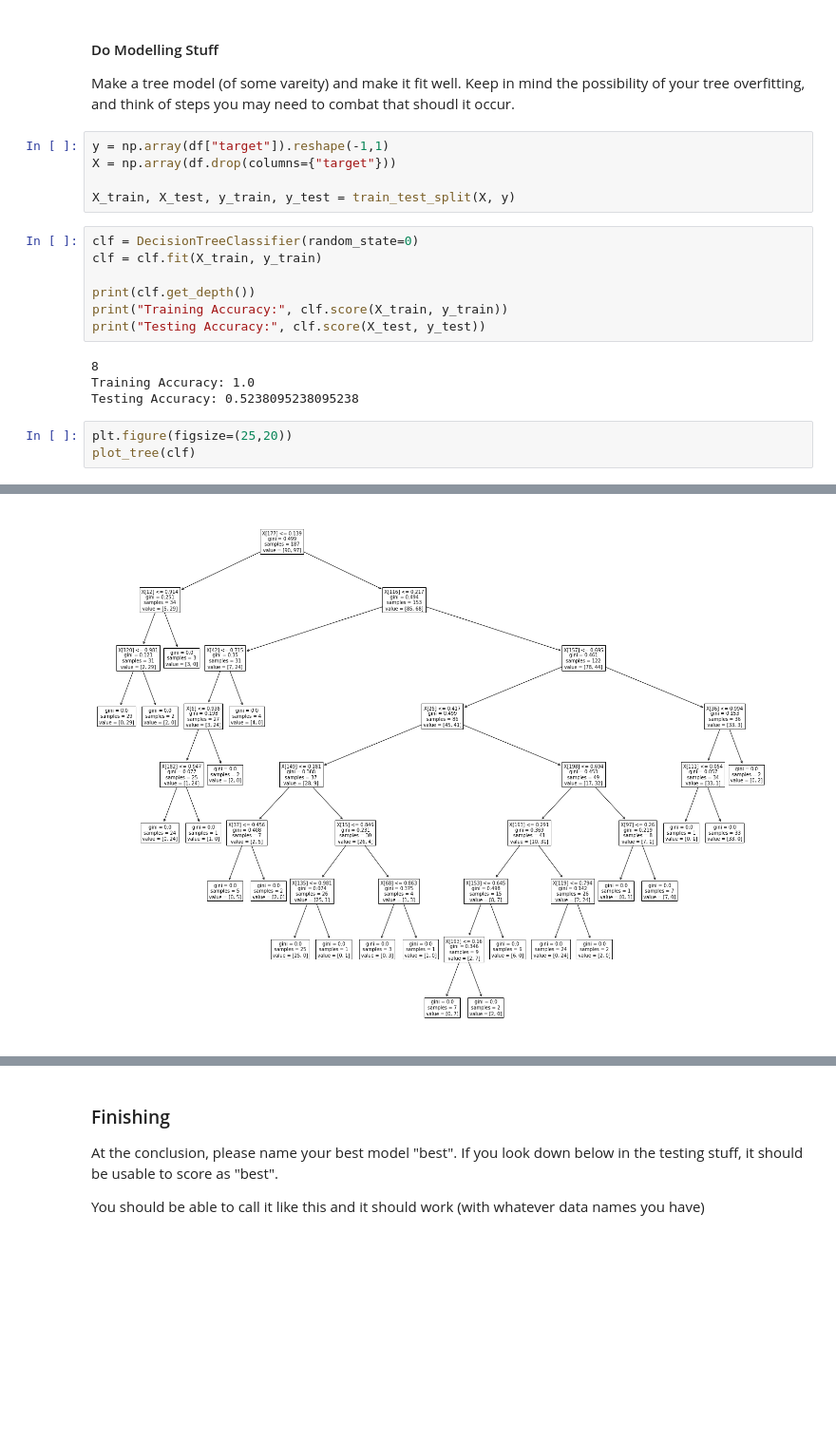
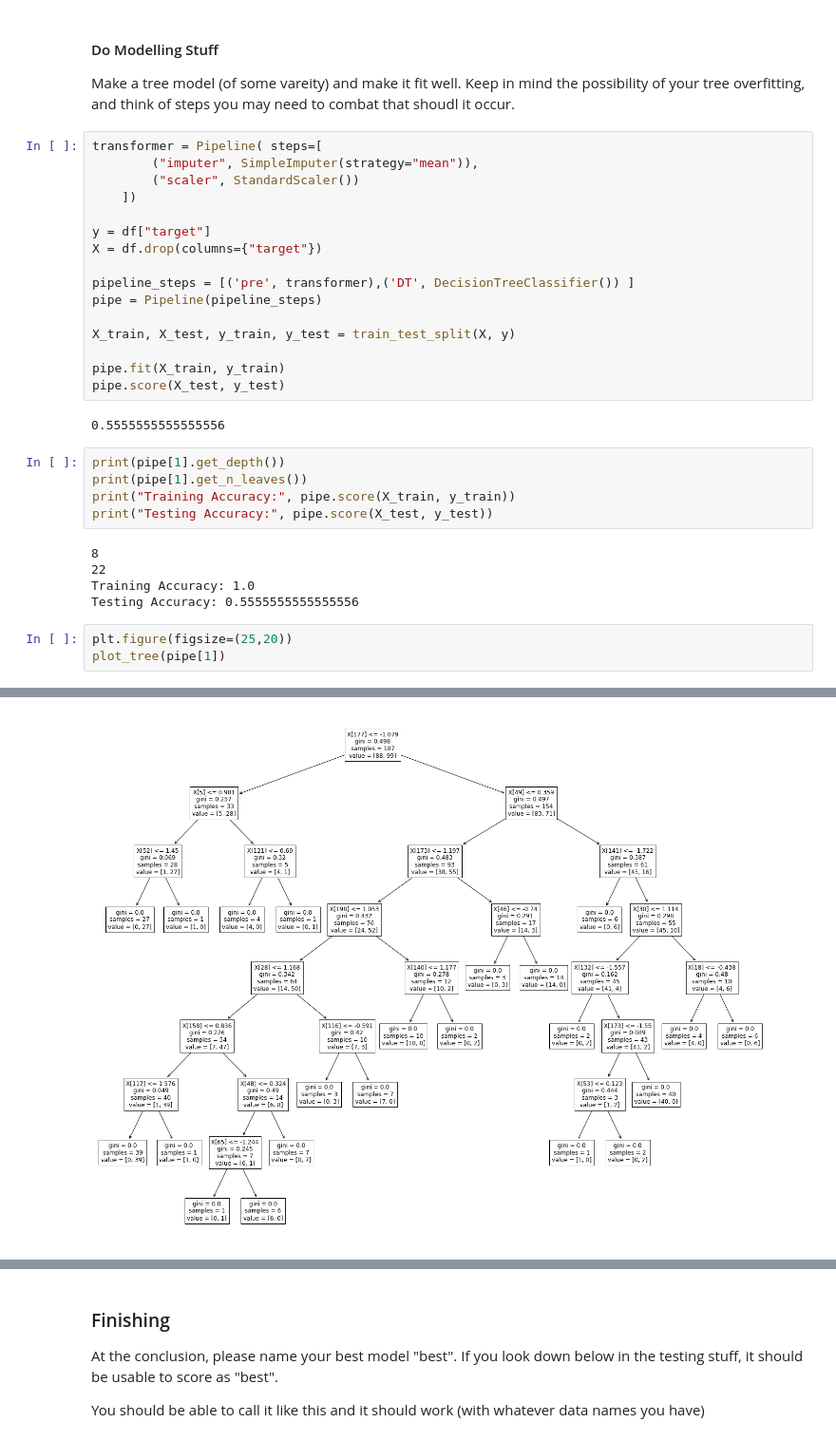
Before and after one commit to CcDenn/ItML_Asn_1_Students, a Jupyter notebook: part2_start.ipynb, the cells around one changed output, grey strips where cells are left out. Shown: that part at 95% size. Saved outputs shown, nothing was run; the diff lists cells and outputs as text; blank space fills up the shorter version.

```diff
--- a/part2_start.ipynb
+++ b/part2_start.ipynb
@@ -86,22 +86,34 @@ df_eda.setNum([])
 
 Make a tree model (of some vareity) and make it fit well. Keep in mind the possibility of your tree overfitting, and think of steps you may need to combat that shoudl it occur.
 # %%
-y = np.array(df["target"]).reshape(-1,1)
-X = np.array(df.drop(columns={"target"}))
+transformer = Pipeline( steps=[
+        ("imputer", SimpleImputer(strategy="mean")),
+        ("scaler", StandardScaler())
+    ])
+
+y = df["target"]
+X = df.drop(columns={"target"})
+
+pipeline_steps = [('pre', transformer),('DT', DecisionTreeClassifier()) ]
+pipe = Pipeline(pipeline_steps)
 
 X_train, X_test, y_train, y_test = train_test_split(X, y)
+
+pipe.fit(X_train, y_train)
+pipe.score(X_test, y_test)
+# %% [output]
+0.5555555555555556
 # %%
-clf = DecisionTreeClassifier(random_state=0)
-clf = clf.fit(X_train, y_train)
-
-print(clf.get_depth())
-print("Training Accuracy:", clf.score(X_train, y_train))
-print("Testing Accuracy:", clf.score(X_test, y_test))
+print(pipe[1].get_depth())
+print(pipe[1].get_n_leaves())
+print("Training Accuracy:", pipe.score(X_train, y_train))
+print("Testing Accuracy:", pipe.score(X_test, y_test))
 # %% [output]
 8
+22
 Training Accuracy: 1.0
-Testing Accuracy: 0.5238095238095238
+Testing Accuracy: 0.5555555555555556
 # %%
 plt.figure(figsize=(25,20))
-plot_tree(clf)
+plot_tree(pipe[1])
 # %% [output]
@@ -125 +137 @@ plot_tree(clf)
-[figure, old version]
+[figure, new version]
```
Also changed, not shown: parts of 3 cells of this notebook.
